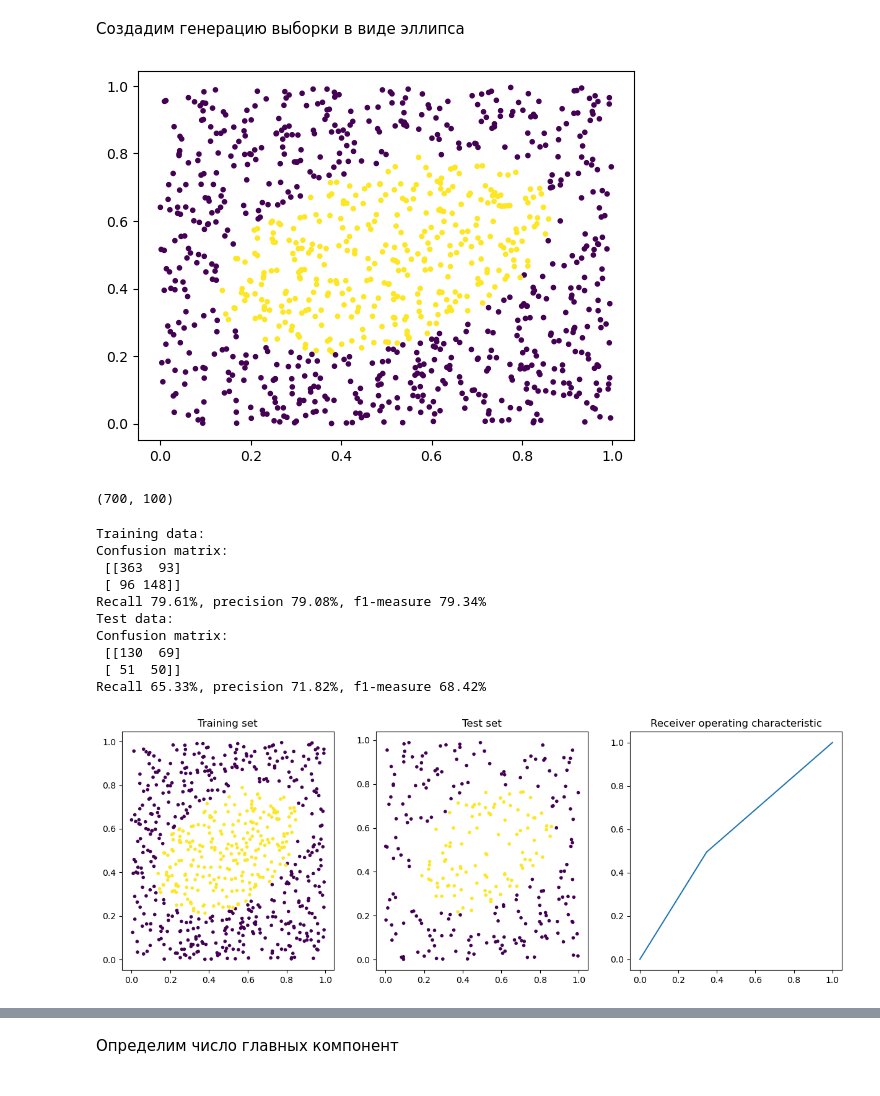
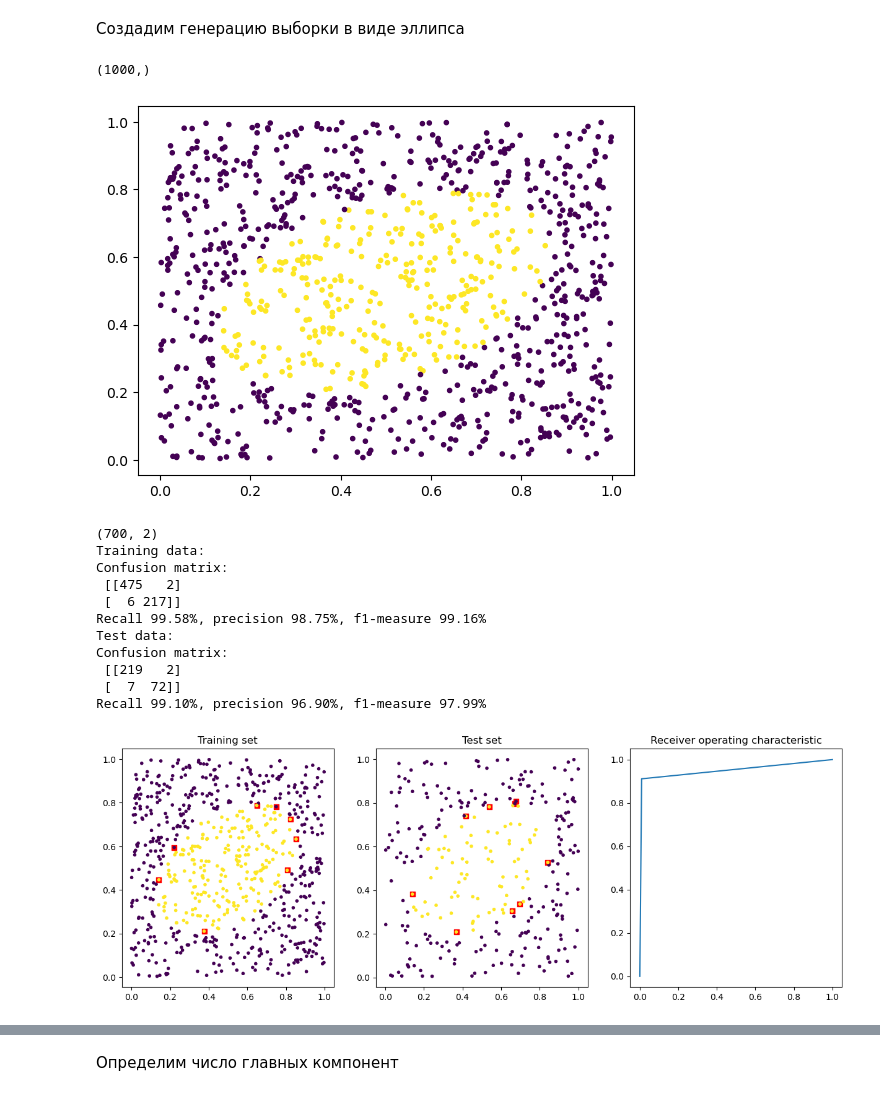
Before and after one commit to EHAT32/mlInPhysics, a Jupyter notebook: lab2.ipynb, the cells around one changed output, grey strips where cells are left out. Drawn from its saved outputs; the diff is of its cells as text; code cells hidden in the pictures.

```diff
--- a/lab2.ipynb
+++ b/lab2.ipynb
@@ -78,14 +78,14 @@ The area under the ROC curve is also used to compare different classifiers.
 # %%
 def visualize(x=None, y=None, y_predicted=None, axis=None):
     nitems = x.shape[0]
-    # assert y.shape == (nitems,)
-    # assert x.ndim == 2
+    assert y.shape == (nitems,)
+    assert x.ndim == 2
 
-    # if y_predicted is not None:
-    #     assert y_predicted.shape == y.shape
-    #     wrong_predictions = y!=y_predicted
-    # else:
-    wrong_predictions = slice(0)
+    if y_predicted is not None:
+        assert y_predicted.shape == y.shape
+        wrong_predictions = y!=y_predicted
+    else:
+        wrong_predictions = slice(0)
 
     if axis is None:
         _fig, axis = plt.subplots()
@@ -445,34 +445,35 @@ class EllipseProblem(TestProblem):
 # %%
 problem = EllipseProblem(center=(0.5, 0.5), a = 0.4, b = 0.25, angle=np.pi/6)
 n = 1000
-feature_num = 100
+feature_num = 2
 x, y = problem.sample(n, feature_num)
-visualize(x[:,:2], y[:,0])
+visualize(x, y)
+print(y.shape)
+x_train = x[:int(n*0.7)]
+y_train = y[:int(n*0.7)]
 
-x_train = x[:int(n*0.7),:]
-y_train = y[:int(n*0.7),:]
-
-x_test = x[int(n*0.7):,:]
-y_test = y[int(n*0.7):,:]
+x_test = x[int(n*0.7):]
+y_test = y[int(n*0.7):]
 # %% [output]
+(1000,)
-[figure, old version]
+[figure, new version]
 # %%
 clf = neighbors.KNeighborsClassifier()
 print(x_train.shape)
 benchmark_kmean(clf, x_train, y_train, x_test, y_test)
 # %% [output]
-(700, 100)
+(700, 2)
+Training data:
+Confusion matrix:
+ [[475   2]
+ [  6 217]]
+Recall 99.58%, precision 98.75%, f1-measure 99.16%
+Test data:
+Confusion matrix:
+ [[219   2]
+ [  7  72]]
+Recall 99.10%, precision 96.90%, f1-measure 97.99%
-Training data:
-Confusion matrix:
- [[363  93]
- [ 96 148]]
-Recall 79.61%, precision 79.08%, f1-measure 79.34%
-Test data:
-Confusion matrix:
- [[130  69]
- [ 51  50]]
-Recall 65.33%, precision 71.82%, f1-measure 68.42%
-[figure, old version]
+[figure, new version]
 # %%
 class FunctionProblem(TestProblem):
     def __init__(self, N: int):
```
Also changed, not shown: parts of 16 cells of this notebook.
